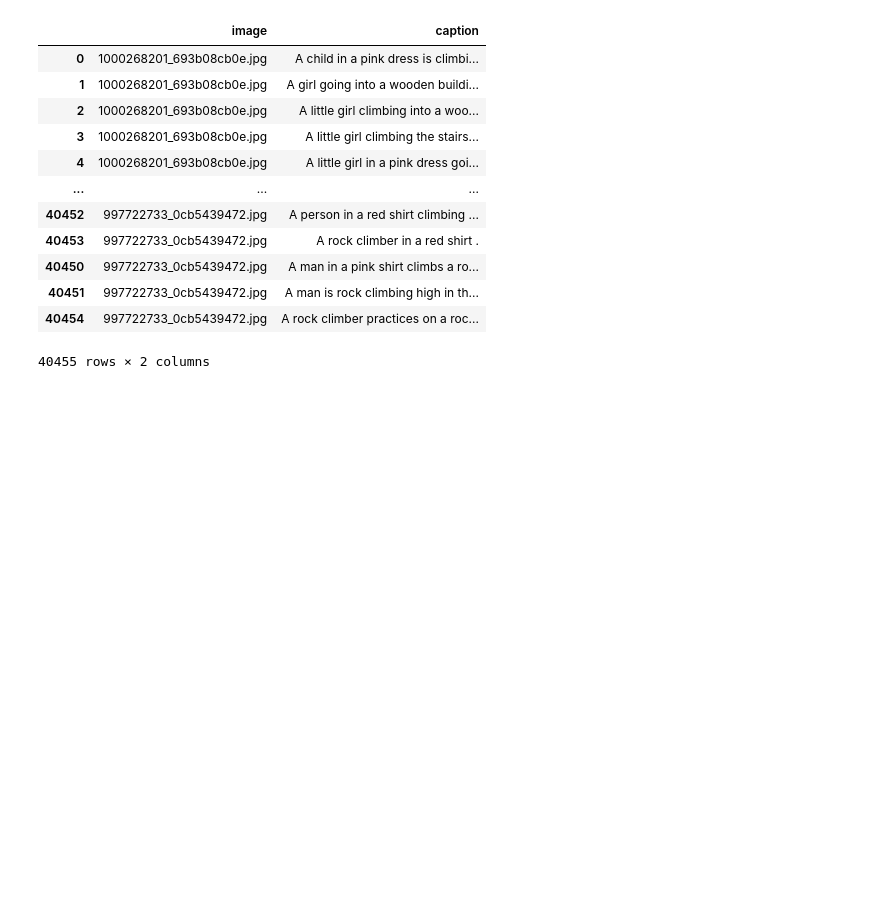
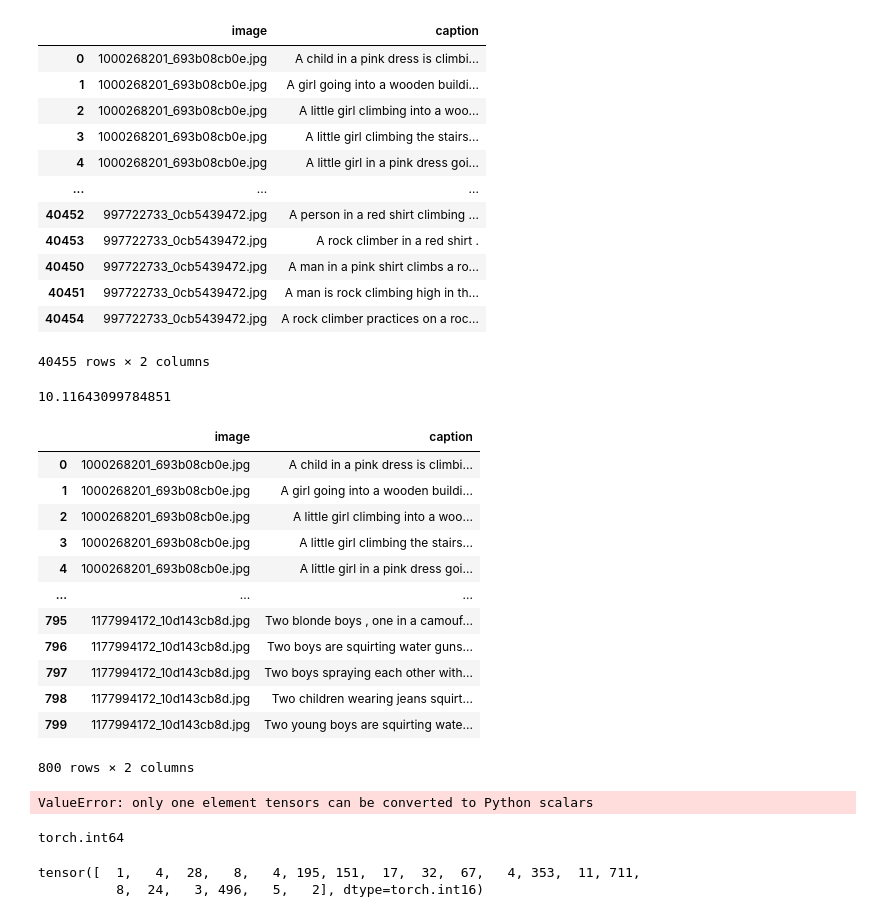
Before and after one commit to DCC-UAB/Image_Captioning, a Jupyter notebook: SRC/Movidas de pau.ipynb, the cells around one changed output. Saved outputs shown, nothing was run; the diff lists cells and outputs as text; code cells hidden in the pictures; blank space fills up the shorter version.

Commit message:
Data Loader optimized

```diff
--- a/SRC/Movidas de pau.ipynb
+++ b/SRC/Movidas de pau.ipynb
@@ -319,0 +156,30 @@ dataset.df.sort_values(by='image')
+# %%
+
+dataset.df = dataset.df.iloc[:1000]
+train_loader, test_loader = make_dataloaders(config, dataset, 1)
+# %%
+
+t0 = time.time()
+for i, j in train_loader:
+    pass
+
+t1 = time.time()
+print(t1-t0)
+# %% [output]
+10.11643099784851
+# %%
+train_loader.dataset.df
+# %% [output]
+|  | image | caption |
+| 0 | 1000268201_693b08cb0e.jpg | A child in a pink dress is climbi... |
+| 1 | 1000268201_693b08cb0e.jpg | A girl going into a wooden buildi... |
+| 2 | 1000268201_693b08cb0e.jpg | A little girl climbing into a woo... |
+| 3 | 1000268201_693b08cb0e.jpg | A little girl climbing the stairs... |
+| 4 | 1000268201_693b08cb0e.jpg | A little girl in a pink dress goi... |
+| ... | ... | ... |
+| 795 | 1177994172_10d143cb8d.jpg | Two blonde boys , one in a camouf... |
+| 796 | 1177994172_10d143cb8d.jpg | Two boys are squirting water guns... |
+| 797 | 1177994172_10d143cb8d.jpg | Two boys spraying each other with... |
+| 798 | 1177994172_10d143cb8d.jpg | Two children wearing jeans squirt... |
+| 799 | 1177994172_10d143cb8d.jpg | Two young boys are squirting wate... |
+800 rows × 2 columns
@@ -319,0 +214,13 @@ dataset.df.sort_values(by='image')
+# %%
+torch.tensor(data_list)
+# %% [output]
+ValueError: only one element tensors can be converted to Python scalars
+# %%
+data_loader.dataset[0][1].dtype
+# %% [output]
+torch.int64
+# %%
+data_loader.dataset[0][1].to(torch.int16)
+# %% [output]
+tensor([  1,   4,  28,   8,   4, 195, 151,  17,  32,  67,   4, 353,  11, 711,
+          8,  24,   3, 496,   5,   2], dtype=torch.int16)
```
Also changed, not shown: parts of 14 cells of this notebook, 4 other files.
